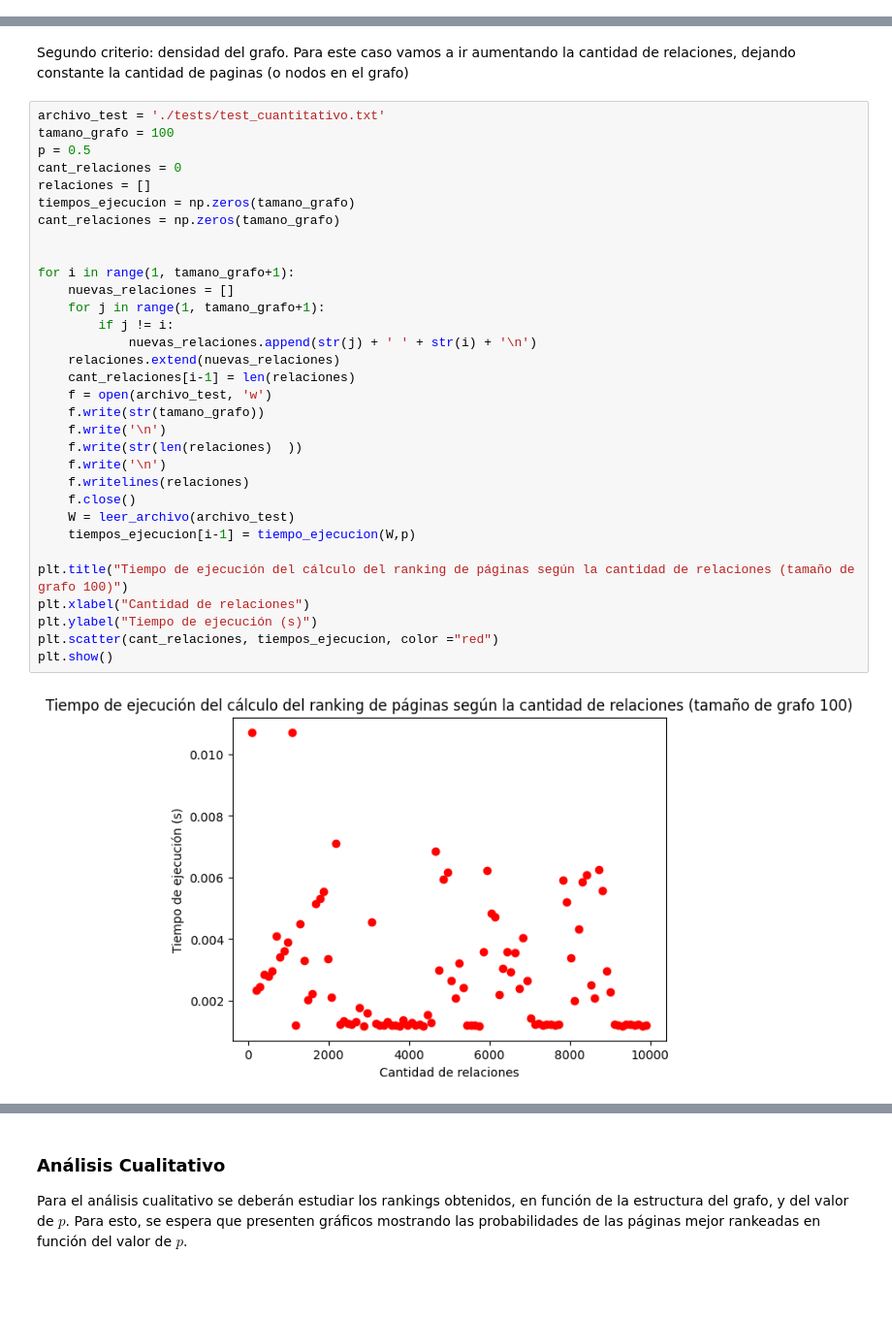
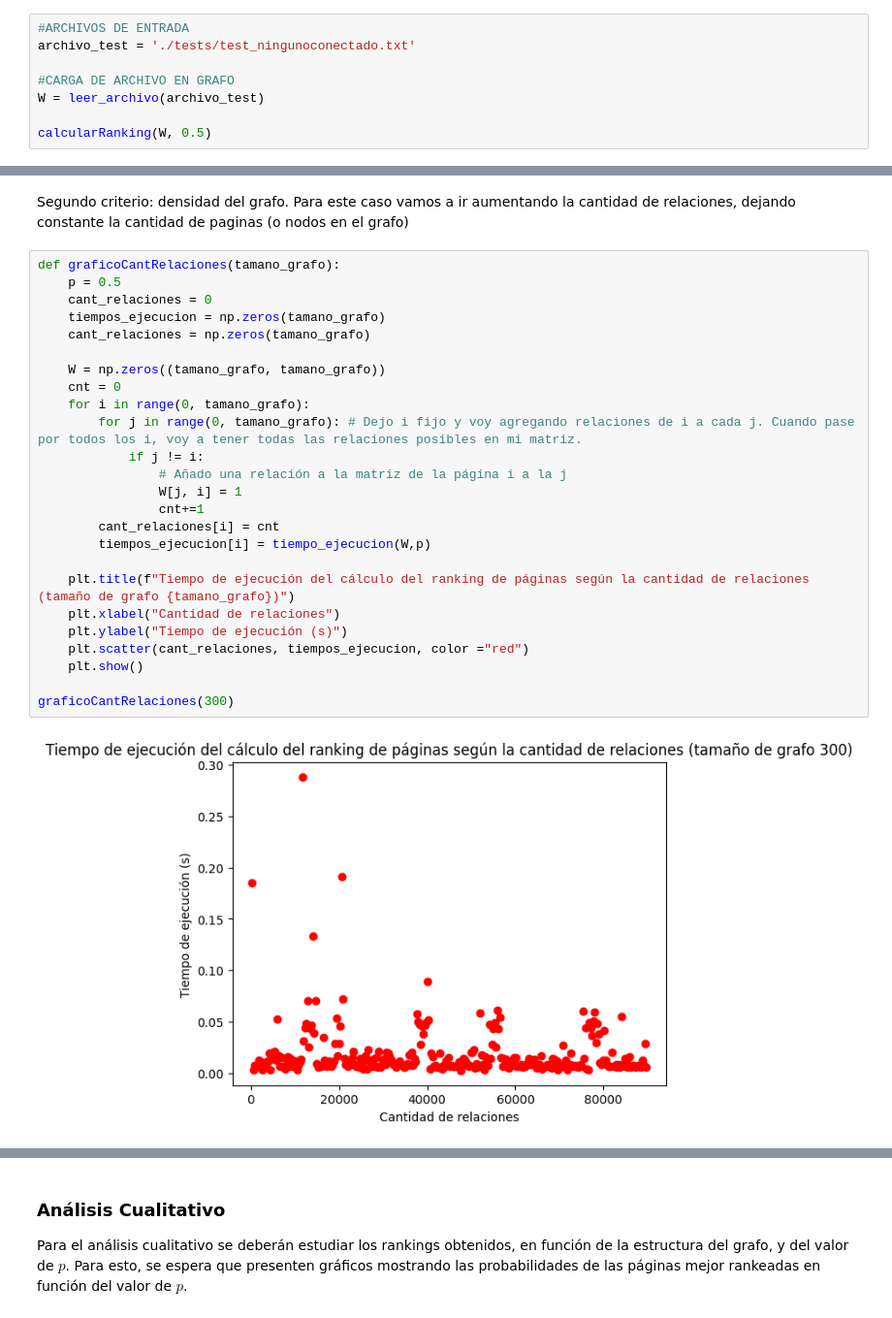
Before and after one commit to dantec19/alc_1c-2024, a Jupyter notebook: tp1/template-alumnos/template-alumnos/grupo_XX_TP1.ipynb, the cells around one changed output, grey strips where cells are left out. Shown at 97% size. Drawn from its saved outputs; the diff is of its cells as text; blank space fills up the shorter version.

```diff
--- a/tp1/template-alumnos/template-alumnos/grupo_XX_TP1.ipynb
+++ b/tp1/template-alumnos/template-alumnos/grupo_XX_TP1.ipynb
@@ -207,0 +269,8 @@ En segundo lugar, lo elegimos ya que es una buena instancia de test, como no hay
+# %%
+#ARCHIVOS DE ENTRADA
+archivo_test = './tests/test_ningunoconectado.txt'
+
+#CARGA DE ARCHIVO EN GRAFO
+W = leer_archivo(archivo_test)
+
+calcularRanking(W, 0.5)
@@ -267,37 +350,30 @@ Nuestra deduccion es que esto es acorde a lo esperado ya que al aumentar la cant
 # %% [markdown]
 Segundo criterio: densidad del grafo. Para este caso vamos a ir aumentando la cantidad de relaciones, dejando constante la cantidad de paginas (o nodos en el grafo)
 # %%
-archivo_test = './tests/test_cuantitativo.txt'
-tamano_grafo = 100
-p = 0.5
-cant_relaciones = 0
-relaciones = []
-tiempos_ejecucion = np.zeros(tamano_grafo)
-cant_relaciones = np.zeros(tamano_grafo)
+def graficoCantRelaciones(tamano_grafo):
+    p = 0.5
+    cant_relaciones = 0
+    tiempos_ejecucion = np.zeros(tamano_grafo)
+    cant_relaciones = np.zeros(tamano_grafo)
 
+    W = np.zeros((tamano_grafo, tamano_grafo))
+    cnt = 0
+    for i in range(0, tamano_grafo):
+        for j in range(0, tamano_grafo): # Dejo i fijo y voy agregando relaciones de i a cada j. Cuando pase por todos los i, voy a tener todas las relaciones posibles en mi matriz.
+            if j != i:
+                # Añado una relación a la matriz de la página i a la j
+                W[j, i] = 1
+                cnt+=1
+        cant_relaciones[i] = cnt
+        tiempos_ejecucion[i] = tiempo_ejecucion(W,p)
 
-for i in range(1, tamano_grafo+1):
-    nuevas_relaciones = []
-    for j in range(1, tamano_grafo+1):
-        if j != i:
-            nuevas_relaciones.append(str(j) + ' ' + str(i) + '\n')
-    relaciones.extend(nuevas_relaciones)
-    cant_relaciones[i-1] = len(relaciones)
-    f = open(archivo_test, 'w')
-    f.write(str(tamano_grafo))
-    f.write('\n')
-    f.write(str(len(relaciones)  ))
-    f.write('\n')
-    f.writelines(relaciones)
-    f.close()
-    W = leer_archivo(archivo_test)
-    tiempos_ejecucion[i-1] = tiempo_ejecucion(W,p)
+    plt.title(f"Tiempo de ejecución del cálculo del ranking de páginas según la cantidad de relaciones (tamaño de grafo {tamano_grafo})")
+    plt.xlabel("Cantidad de relaciones")
+    plt.ylabel("Tiempo de ejecución (s)")
+    plt.scatter(cant_relaciones, tiempos_ejecucion, color ="red")
+    plt.show()
 
-plt.title("Tiempo de ejecución del cálculo del ranking de páginas según la cantidad de relaciones (tamaño de grafo 100)")
-plt.xlabel("Cantidad de relaciones")
-plt.ylabel("Tiempo de ejecución (s)")
-plt.scatter(cant_relaciones, tiempos_ejecucion, color ="red")
-plt.show()
+graficoCantRelaciones(300)
 # %% [output]
-[figure, old version]
+[figure, new version]
 # %% [markdown]
```
Also changed, not shown: parts of 36 cells of this notebook, 3 other files.
